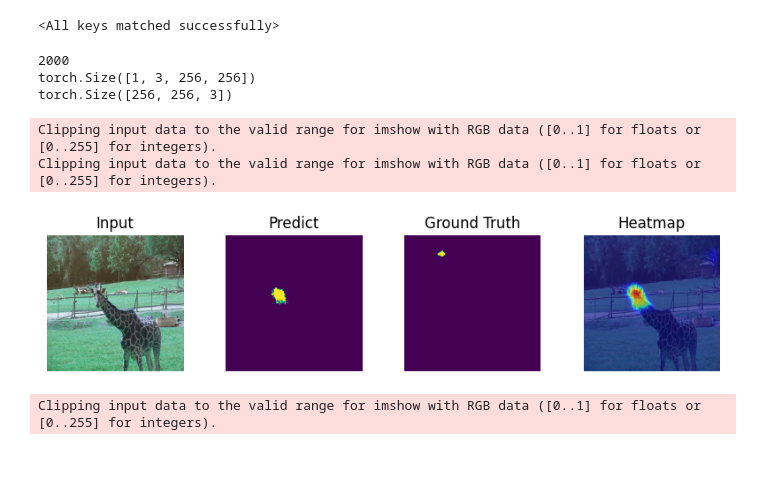
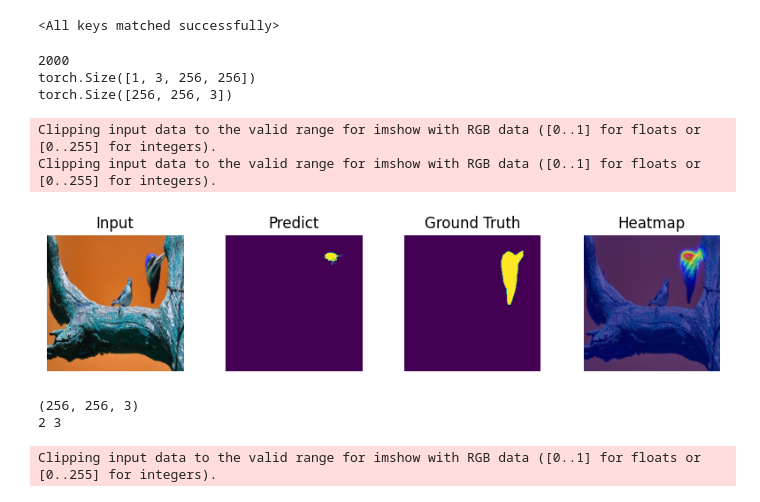
Before and after one commit to ictseoyoungmin/lab_ringed_residual, a Jupyter notebook: RRU_train_test.ipynb, the cells around one changed output. Saved outputs shown, nothing was run; the diff lists cells and outputs as text; code cells hidden in the pictures; blank space fills up the shorter version.

```diff
--- a/RRU_train_test.ipynb
+++ b/RRU_train_test.ipynb
@@ -17,12 +17,12 @@ import numpy as np
 # rru_net = Ringed_Res_Unet().cuda()
 # rru_net.load_state_dict(torch.load('../RRUNet/best_model.pth'))
 rru_net = Ringed_Res_Unet().cuda()
-rru_net.load_state_dict(torch.load('./result/logs/defactor/Ringed_Res_Unet/PRE_defactor-[val_dice]-0.4414-[train_loss]-0.3801.pkl')) # copy-move / epoch = 100, (800,256,256,3), batch 6
+rru_net.load_state_dict(torch.load('./result/logs/defactor/Ringed_Res_Unet/defactor-[val_dice]-0.7420-[train_loss]-0.0753.pkl')) # copy-move / epoch = 100, (800,256,256,3), batch 6
 # rru_net.load_state_dict(torch.load('./result/logs/defactor/Ringed_Res_Unet/sp_100_defactor-[val_dice]-0.4487-[train_loss]-1.3824.pkl')) # splicing / epoch = 100, (800,256,256,3), batch 6
 # %% [output]
 <All keys matched successfully>
 # %%
-INDEX =  99# 13 #12 # 36
+INDEX =  102# 100
 MODE = 'te1st' # 'any' : no purmute , no normalize / 'test' same 'train' condition
 DIR_IMG = r"E:\splicing_2_img\img"
 DIR_MASK = r"E:\splicing_2_annotations\probe_mask"
@@ -39,34 +39,54 @@ pred = F.sigmoid(pred)
 
 pred_ = pred[0,:,:,:]
 pred_ = pred_.permute(1,2,0)
 pred_ = pred_.to('cpu').detach().numpy()
 
 plt.figure(figsize=(10,2))
 plt.subplot(141)
 plt.imshow(img)
 plt.title('Input')
 plt.axis('off')
 plt.subplot(142)
 plt.imshow(pred_>0.5)#,cmap='jet',interpolation='nearest')
 plt.title('Predict')
 plt.axis('off')
 plt.subplot(143)
 plt.imshow(mask)
 plt.title('Ground Truth')
 plt.axis('off')
 plt.subplot(144)
 plt.imshow(img)
 plt.imshow(pred_.squeeze(-1) ,alpha=0.6,cmap='jet')
 plt.title('Heatmap')
 plt.axis('off')
 plt.show()
 # %% [output]
 2000
 torch.Size([1, 3, 256, 256])
 torch.Size([256, 256, 3])
 Clipping input data to the valid range for imshow with RGB data ([0..1] for floats or [0..255] for integers).
 Clipping input data to the valid range for imshow with RGB data ([0..1] for floats or [0..255] for integers).
-[figure, old version]
+[figure, new version]
+# %%
+a = torch.Tensor(np.array([[1,2,3,4,5],[6,7,8,9,10]]))
+b = torch.Tensor(np.array([1,2,3,4,5]))
+c = torch.Tensor(np.array([2,5,6,7,8]))
+
+
+image = np.zeros((256,256,3))
+label = np.zeros((256,256))
+
+print(image.shape)
+label.shape
+
+a = 3
+b = 2
+
+a,b = (b,a)
+print(a,b)
+# %% [output]
+(256, 256, 3)
+2 3
 # %%
 heatmap = torch.mean(pred.to('cpu'), dim=1).squeeze()
 heatmap = np.maximum(heatmap, 0)
```
Also changed, not shown: parts of 3 cells of this notebook, 9 other files.
